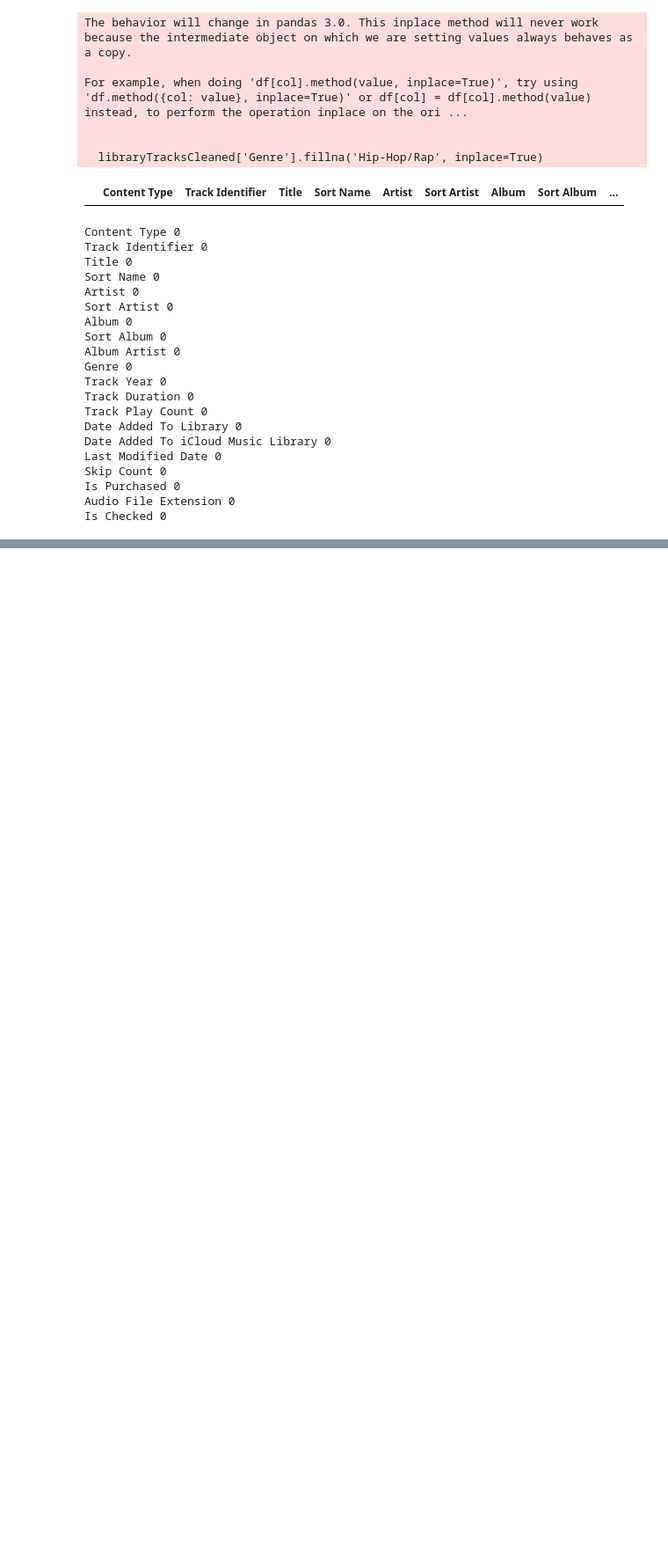
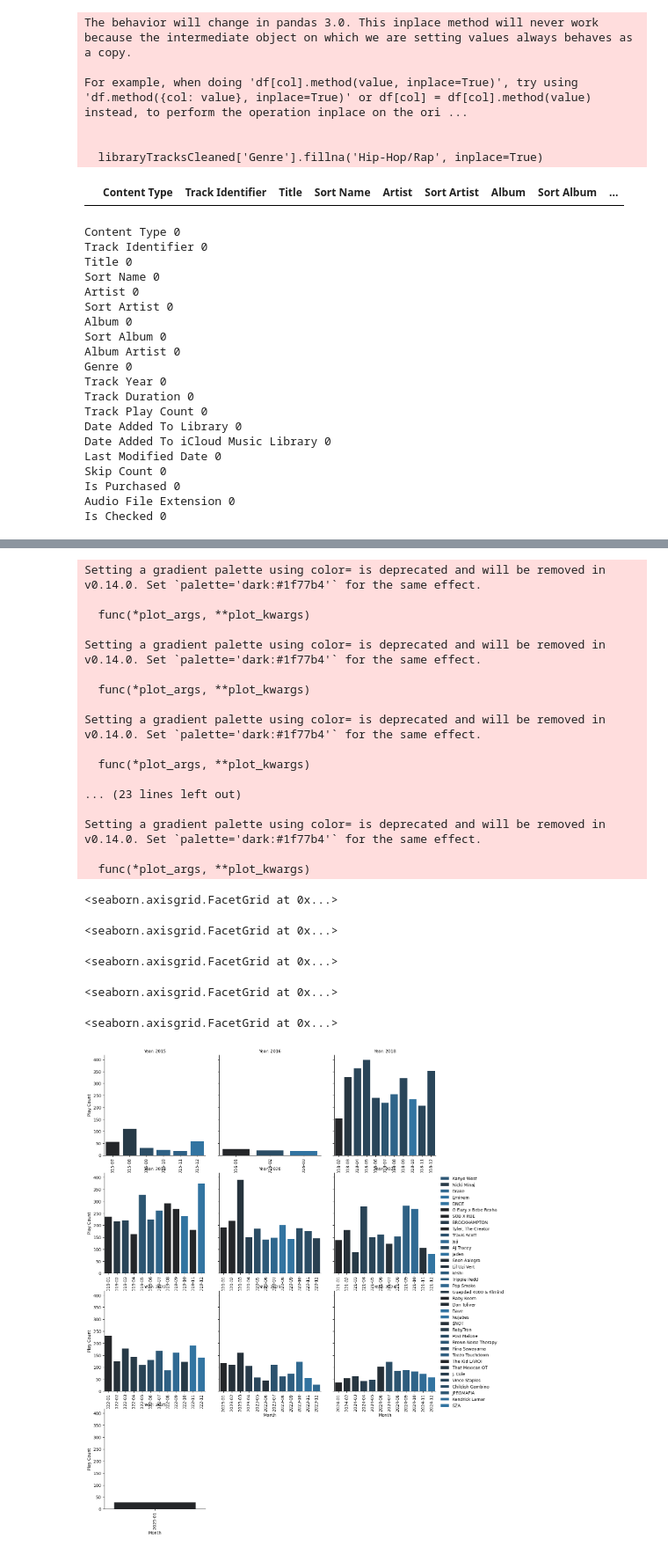
Before and after one commit to kurt-jr/Genius, a Jupyter notebook: AppleMusic.ipynb, the cells around one changed output, grey strips where cells are left out. Shown at 88% size. Drawn from its saved outputs; the diff is of its cells as text; code cells hidden in the pictures; blank space fills up the shorter version.

```diff
--- a/AppleMusic.ipynb
+++ b/AppleMusic.ipynb
@@ -314,0 +459,35 @@ Is Checked 0
+# %%
+# Extract year from 'Month'
+top_artists_monthly['Year'] = top_artists_monthly['Month'].dt.year
+
+a = sns.FacetGrid(top_artists_monthly, col='Year', col_wrap=3, height=4, sharex=False, sharey=True)
+a.map_dataframe(sns.barplot, x='Month', y='Play Count', hue='Artist', dodge=False)
+a.set_xticklabels(rotation=90)
+a.set_axis_labels('Month', 'Play Count')
+a.set_titles(col_template="Year: {col_name}")
+a.add_legend()
+plt.show()
+# %% [output]
+Setting a gradient palette using color= is deprecated and will be removed in v0.14.0. Set `palette='dark:#1f77b4'` for the same effect.
+
+  func(*plot_args, **plot_kwargs)
+
+Setting a gradient palette using color= is deprecated and will be removed in v0.14.0. Set `palette='dark:#1f77b4'` for the same effect.
+
+  func(*plot_args, **plot_kwargs)
+
+Setting a gradient palette using color= is deprecated and will be removed in v0.14.0. Set `palette='dark:#1f77b4'` for the same effect.
+
+  func(*plot_args, **plot_kwargs)
+
+... (23 lines left out)
+
+Setting a gradient palette using color= is deprecated and will be removed in v0.14.0. Set `palette='dark:#1f77b4'` for the same effect.
+
+  func(*plot_args, **plot_kwargs)
+<seaborn.axisgrid.FacetGrid at 0x...>
+<seaborn.axisgrid.FacetGrid at 0x...>
+<seaborn.axisgrid.FacetGrid at 0x...>
+<seaborn.axisgrid.FacetGrid at 0x...>
+<seaborn.axisgrid.FacetGrid at 0x...>
+[figure, added]
```
Also changed, not shown: parts of 11 cells of this notebook.
